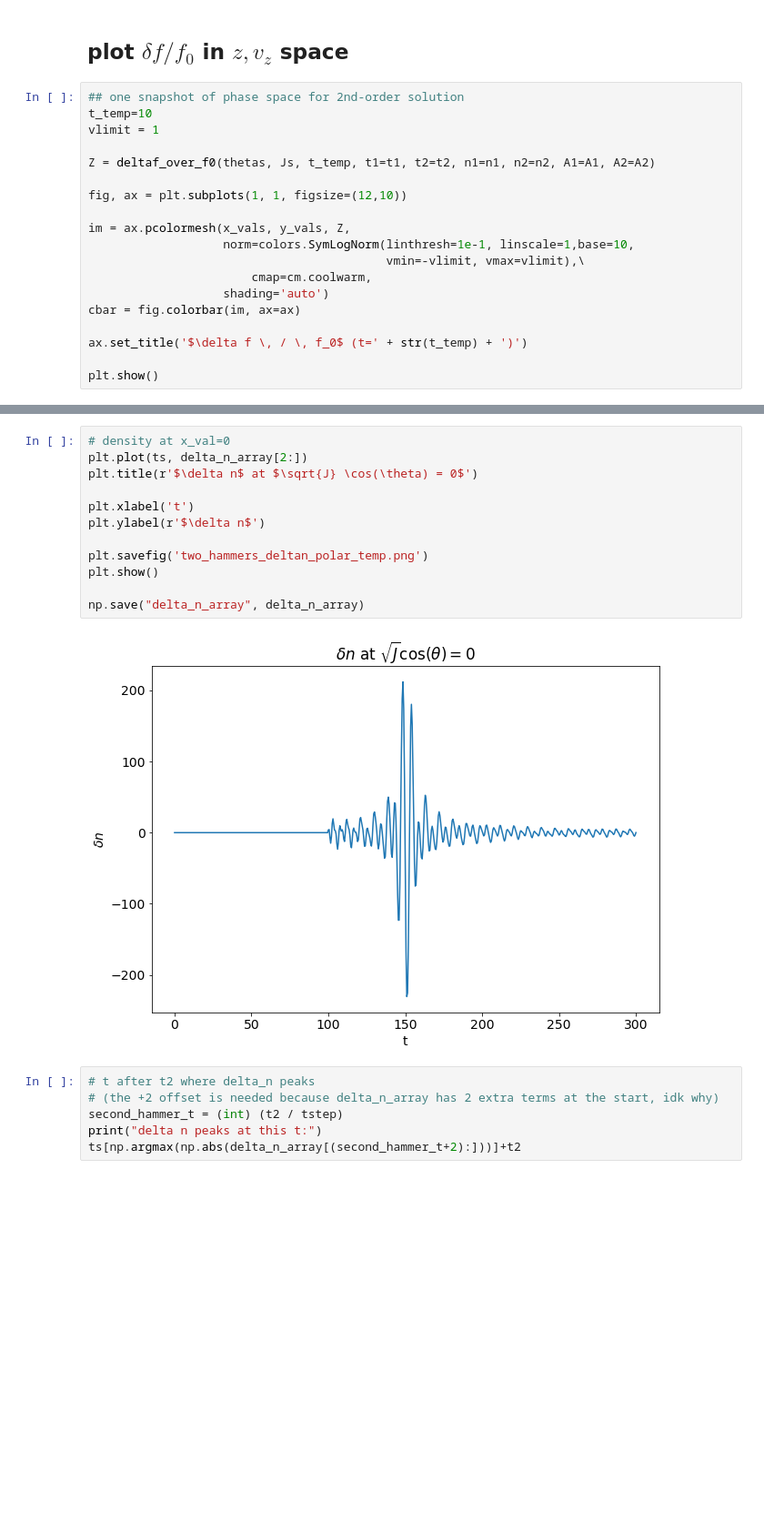
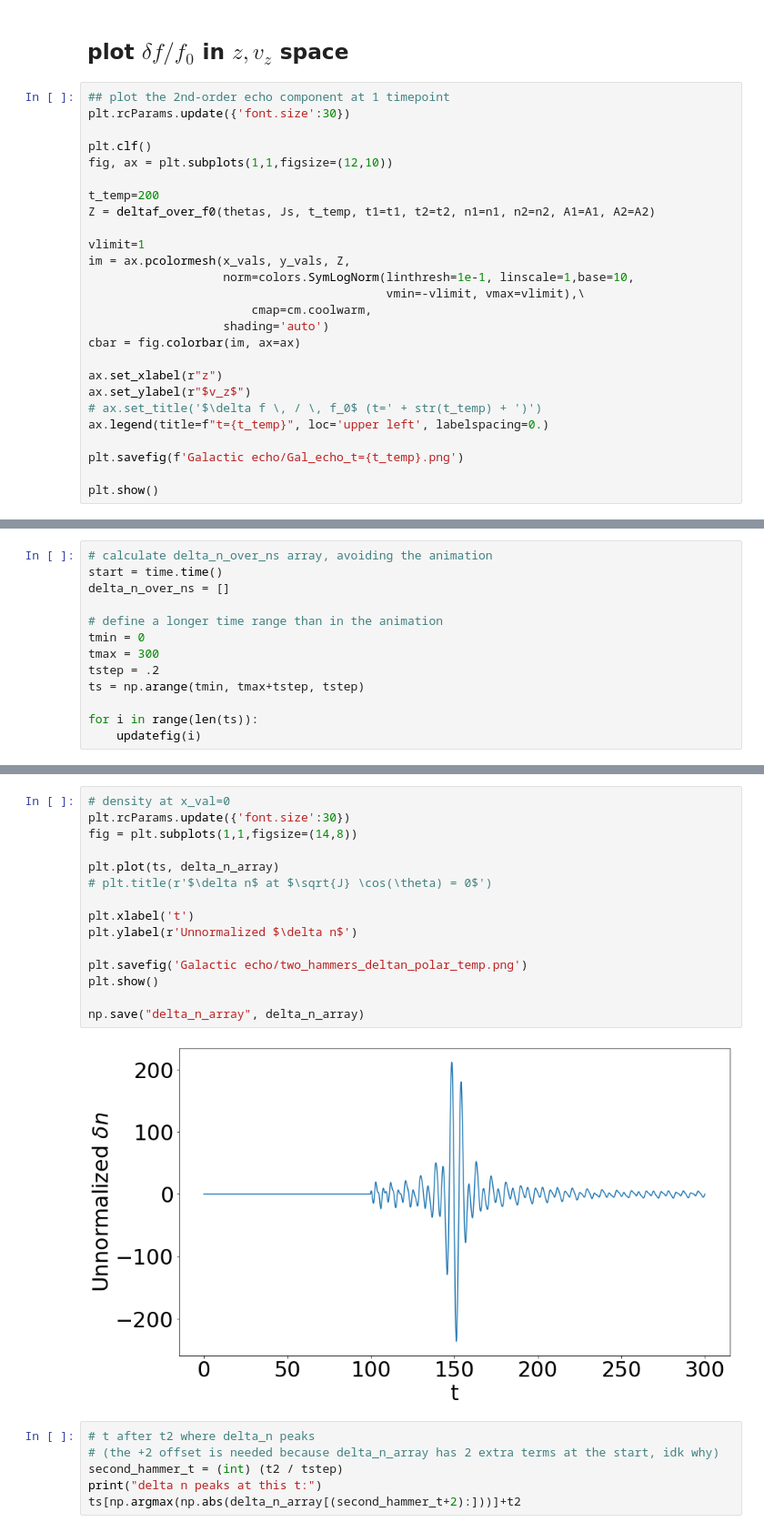
Before and after one commit to Jupiter1994/plasma-echo, a Jupyter notebook: Galactic Phase Mixing and Echo.ipynb, the cells around one changed output, grey strips where cells are left out. Shown at 91% size. Drawn from its saved outputs; the diff is of its cells as text; blank space fills up the shorter version.

```diff
--- a/Galactic Phase Mixing and Echo.ipynb
+++ b/Galactic Phase Mixing and Echo.ipynb
@@ -457,14 +457,16 @@ x_vals, y_vals = pol2cart_meshgrid(thetas, Js)
 # %% [markdown]
 ## plot $\delta f/f_0$ in $z,v_z$ space
 # %%
-## one snapshot of phase space for 2nd-order solution
-t_temp=10
-vlimit = 1
+## plot the 2nd-order echo component at 1 timepoint
+plt.rcParams.update({'font.size':30})
 
+plt.clf()
+fig, ax = plt.subplots(1,1,figsize=(12,10))
+
+t_temp=200
 Z = deltaf_over_f0(thetas, Js, t_temp, t1=t1, t2=t2, n1=n1, n2=n2, A1=A1, A2=A2)
 
-fig, ax = plt.subplots(1, 1, figsize=(12,10))
-
+vlimit=1
 im = ax.pcolormesh(x_vals, y_vals, Z,
                    norm=colors.SymLogNorm(linthresh=1e-1, linscale=1,base=10,
                                           vmin=-vlimit, vmax=vlimit),\
@@ -472,7 +474,12 @@ im = ax.pcolormesh(x_vals, y_vals, Z,
                    shading='auto')
 cbar = fig.colorbar(im, ax=ax)
 
-ax.set_title('$\delta f \, / \, f_0$ (t=' + str(t_temp) + ')')
+ax.set_xlabel(r"z")
+ax.set_ylabel(r"$v_z$")
+# ax.set_title('$\delta f \, / \, f_0$ (t=' + str(t_temp) + ')')
+ax.legend(title=f"t={t_temp}", loc='upper left', labelspacing=0.)
+
+plt.savefig(f'Galactic echo/Gal_echo_t={t_temp}.png')
 
 plt.show()
 # %% [output]
@@ -551,0 +544,13 @@ Elapsed t: 287.8 seconds
+# %%
+# calculate delta_n_over_ns array, avoiding the animation
+start = time.time()
+delta_n_over_ns = []
+
+# define a longer time range than in the animation
+tmin = 0
+tmax = 300
+tstep = .2
+ts = np.arange(tmin, tmax+tstep, tstep)
+
+for i in range(len(ts)):
+    updatefig(i)
@@ -552,17 +575,20 @@ Elapsed t: 287.8 seconds
 # %%
 # density at x_val=0
-plt.plot(ts, delta_n_array[2:])
-plt.title(r'$\delta n$ at $\sqrt{J} \cos(\theta) = 0$')
+plt.rcParams.update({'font.size':30})
+fig = plt.subplots(1,1,figsize=(14,8))
+
+plt.plot(ts, delta_n_array)
+# plt.title(r'$\delta n$ at $\sqrt{J} \cos(\theta) = 0$')
 
 plt.xlabel('t')
-plt.ylabel(r'$\delta n$')
+plt.ylabel(r'Unnormalized $\delta n$')
 
-plt.savefig('two_hammers_deltan_polar_temp.png')
+plt.savefig('Galactic echo/two_hammers_deltan_polar_temp.png')
 plt.show()
 
 np.save("delta_n_array", delta_n_array)
 # %% [output]
-[figure, old version]
+[figure, new version]
 # %%
 # t after t2 where delta_n peaks
 # (the +2 offset is needed because delta_n_array has 2 extra terms at the start, idk why)
```
Also changed, not shown: parts of 3 cells of this notebook.
